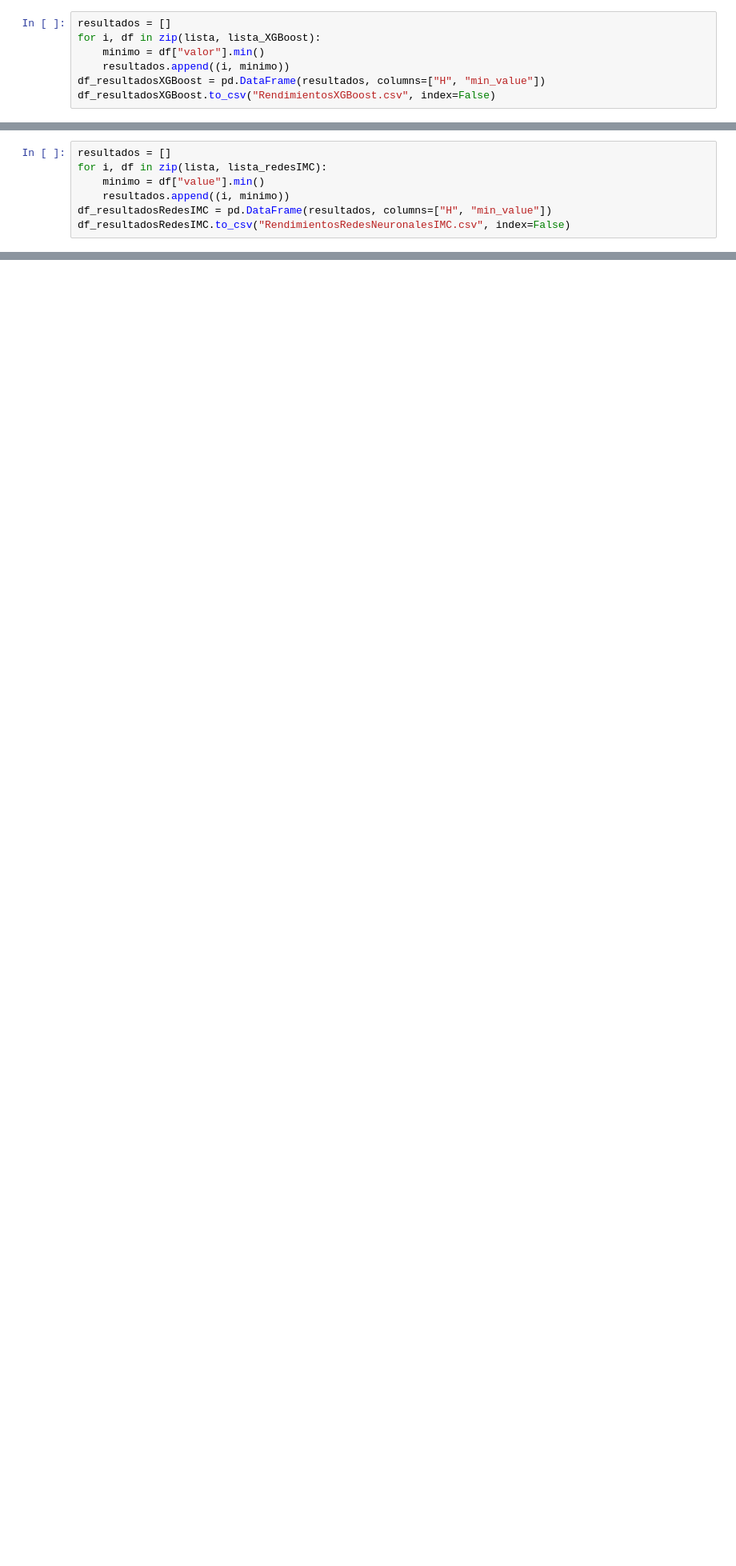
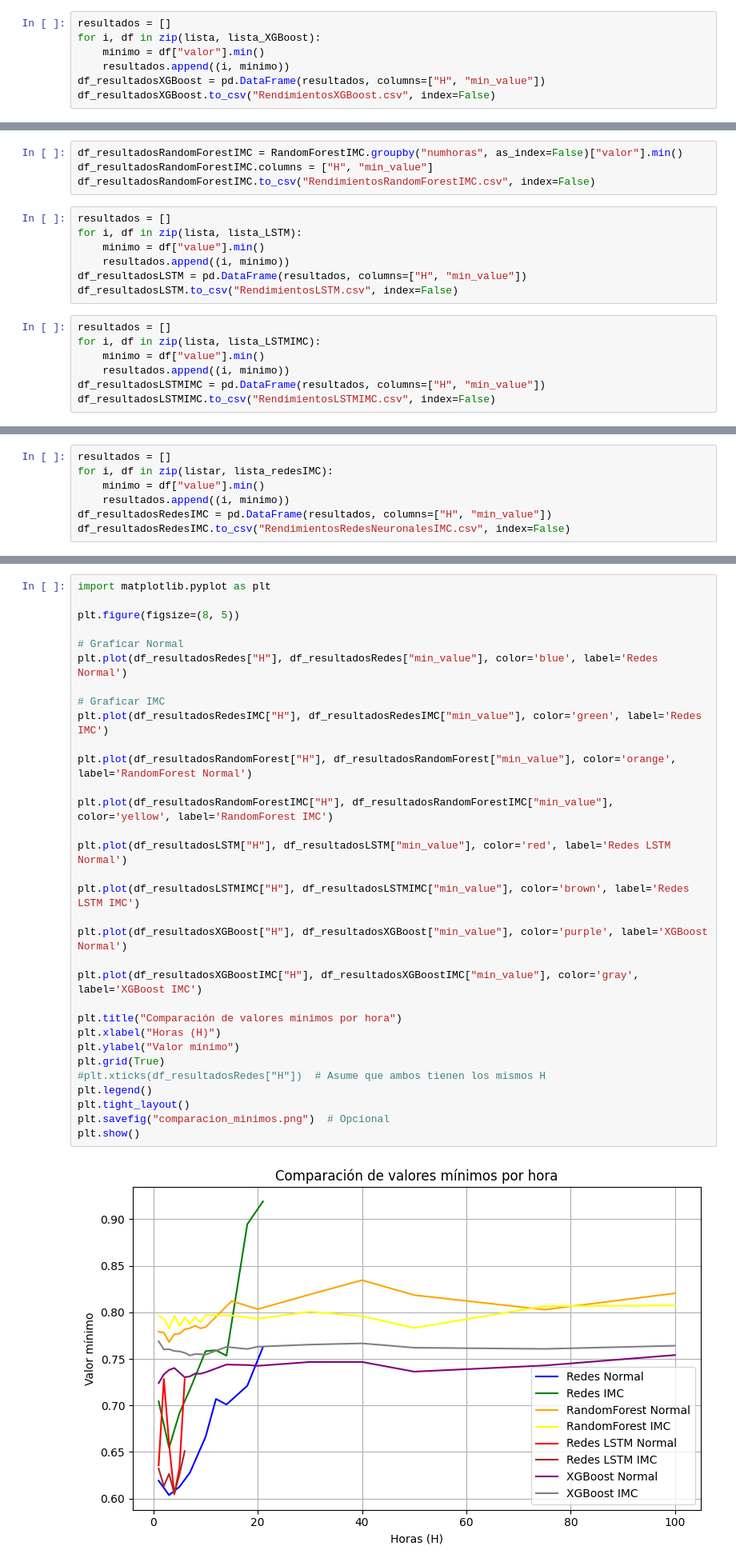
Before and after one commit to Raul-Gonzalez-M/TFG, a Jupyter notebook: codigo/ComparacionDeAlgoritmos/ComparacionSinIMC.ipynb, the cells around one changed output, grey strips where cells are left out. Shown at 80% size. Cells and saved outputs as stored; diff of their text form; blank space fills up the shorter version.

Commit message:
mejoras en cuanto a evaluación general del rendimiento

```diff
--- a/codigo/ComparacionDeAlgoritmos/ComparacionSinIMC.ipynb
+++ b/codigo/ComparacionDeAlgoritmos/ComparacionSinIMC.ipynb
@@ -71,3 +82,21 @@ df_resultadosRedes.to_csv("RendimientosRedesNeuronales.csv", index=False)
+# %%
+df_resultadosRandomForestIMC = RandomForestIMC.groupby("numhoras", as_index=False)["valor"].min()
+df_resultadosRandomForestIMC.columns = ["H", "min_value"]
+df_resultadosRandomForestIMC.to_csv("RendimientosRandomForestIMC.csv", index=False)
+# %%
+resultados = []
+for i, df in zip(lista, lista_LSTM):
+    minimo = df["value"].min()
+    resultados.append((i, minimo))
+df_resultadosLSTM = pd.DataFrame(resultados, columns=["H", "min_value"])
+df_resultadosLSTM.to_csv("RendimientosLSTM.csv", index=False)
+# %%
+resultados = []
+for i, df in zip(lista, lista_LSTMIMC):
+    minimo = df["value"].min()
+    resultados.append((i, minimo))
+df_resultadosLSTMIMC = pd.DataFrame(resultados, columns=["H", "min_value"])
+df_resultadosLSTMIMC.to_csv("RendimientosLSTMIMC.csv", index=False)
 # %%
 import matplotlib.pyplot as plt
 
@@ -86,7 +115,7 @@ plt.show()
 [figure]
 # %%
 resultados = []
-for i, df in zip(lista, lista_redesIMC):
+for i, df in zip(listar, lista_redesIMC):
     minimo = df["value"].min()
     resultados.append((i, minimo))
 df_resultadosRedesIMC = pd.DataFrame(resultados, columns=["H", "min_value"])
@@ -127,3 +156,37 @@ plt.savefig("comparacion_minimos.png")  # Opcional
 plt.show()
 # %% [output]
 [figure]
+# %%
+import matplotlib.pyplot as plt
+
+plt.figure(figsize=(8, 5))
+
+# Graficar Normal
+plt.plot(df_resultadosRedes["H"], df_resultadosRedes["min_value"], color='blue', label='Redes Normal')
+
+# Graficar IMC
+plt.plot(df_resultadosRedesIMC["H"], df_resultadosRedesIMC["min_value"], color='green', label='Redes IMC')
+
+plt.plot(df_resultadosRandomForest["H"], df_resultadosRandomForest["min_value"], color='orange', label='RandomForest Normal')
+
+plt.plot(df_resultadosRandomForestIMC["H"], df_resultadosRandomForestIMC["min_value"], color='yellow', label='RandomForest IMC')
+
+plt.plot(df_resultadosLSTM["H"], df_resultadosLSTM["min_value"], color='red', label='Redes LSTM Normal')
+
+plt.plot(df_resultadosLSTMIMC["H"], df_resultadosLSTMIMC["min_value"], color='brown', label='Redes LSTM IMC')
+
+plt.plot(df_resultadosXGBoost["H"], df_resultadosXGBoost["min_value"], color='purple', label='XGBoost Normal')
+
+plt.plot(df_resultadosXGBoostIMC["H"], df_resultadosXGBoostIMC["min_value"], color='gray', label='XGBoost IMC')
+
+plt.title("Comparación de valores mínimos por hora")
+plt.xlabel("Horas (H)")
+plt.ylabel("Valor mínimo")
+plt.grid(True)
+#plt.xticks(df_resultadosRedes["H"])  # Asume que ambos tienen los mismos H
+plt.legend()
+plt.tight_layout()
+plt.savefig("comparacion_minimos.png")  # Opcional
+plt.show()
+# %% [output]
+[figure, added]
```
Also changed, not shown: parts of 7 cells of this notebook, 25 other files.
